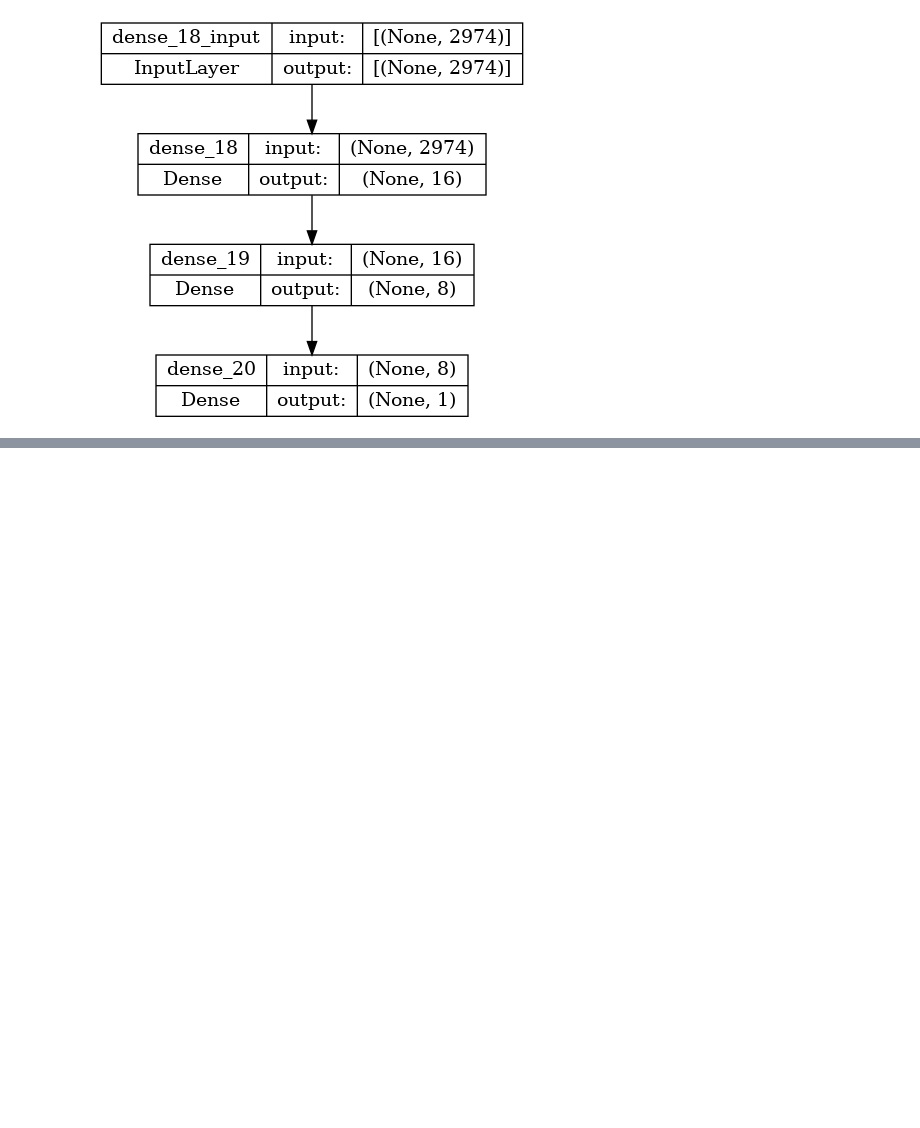
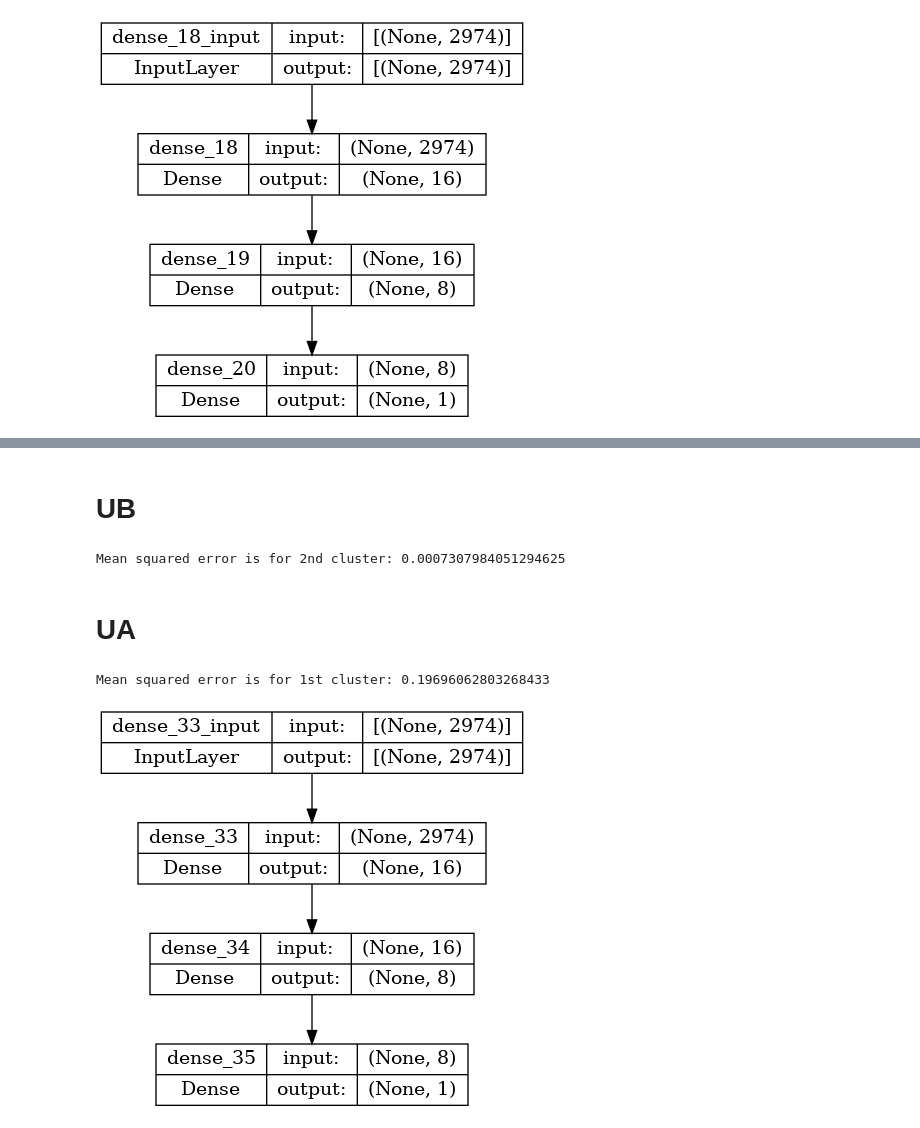
Before and after one commit to Panoskontos/Movie_reccomendation, a Jupyter notebook: main.ipynb, the cells around one changed output, grey strips where cells are left out. Drawn from its saved outputs; the diff is of its cells as text; code cells hidden in the pictures; blank space fills up the shorter version.

```diff
--- a/main.ipynb
+++ b/main.ipynb
@@ -517,0 +474,39 @@ Mean squared error is for 1st cluster: 0.21880124509334564
+# %% [markdown]
+# UB
+# %%
+UB_X_train, UB_X_test, UB_y_train, UB_y_test = train_test_split(UB.iloc[:, :-1], UB.iloc[:, -1], test_size=0.2)
+
+model = tf.keras.Sequential([
+    tf.keras.layers.Dense(16, input_dim=UB_X_train.shape[1], activation='relu'),
+    tf.keras.layers.Dense(8, activation='relu'),
+    tf.keras.layers.Dense(1, activation='linear')
+])
+model.compile(loss='mean_squared_error', optimizer='adam')
+model.fit(UB_X_train, UB_y_train, epochs=100, batch_size=16, verbose=0)
+
+# Evaluate the model
+loss = model.evaluate(UB_X_test, UB_y_test, verbose=0)
+print('Mean squared error is for 2nd cluster:', loss)
+# %% [output]
+Mean squared error is for 2nd cluster: 0.0007307984051294625
+# %% [markdown]
+# UA
+# %%
+UA_X_train, UA_X_test, UA_y_train, UA_y_test = train_test_split(UA.iloc[:, :-1], UA.iloc[:, -1], test_size=0.2)
+
+model = tf.keras.Sequential([
+    tf.keras.layers.Dense(16, input_dim=UA_X_train.shape[1], activation='relu'),
+    tf.keras.layers.Dense(8, activation='relu'),
+    tf.keras.layers.Dense(1, activation='linear')
+])
+model.compile(loss='mean_squared_error', optimizer='adam')
+model.fit(UA_X_train, UA_y_train, epochs=100, batch_size=16, verbose=0)
+
+# Evaluate the model
+loss = model.evaluate(UA_X_test, UA_y_test, verbose=0)
+print('Mean squared error is for 1st cluster:', loss)
+
+plot_model(model, show_shapes=True, show_layer_names=True)
+# %% [output]
+Mean squared error is for 1st cluster: 0.19696062803268433
+[figure, added]
```
Also changed, not shown: parts of 10 cells of this notebook, 1 other file.
